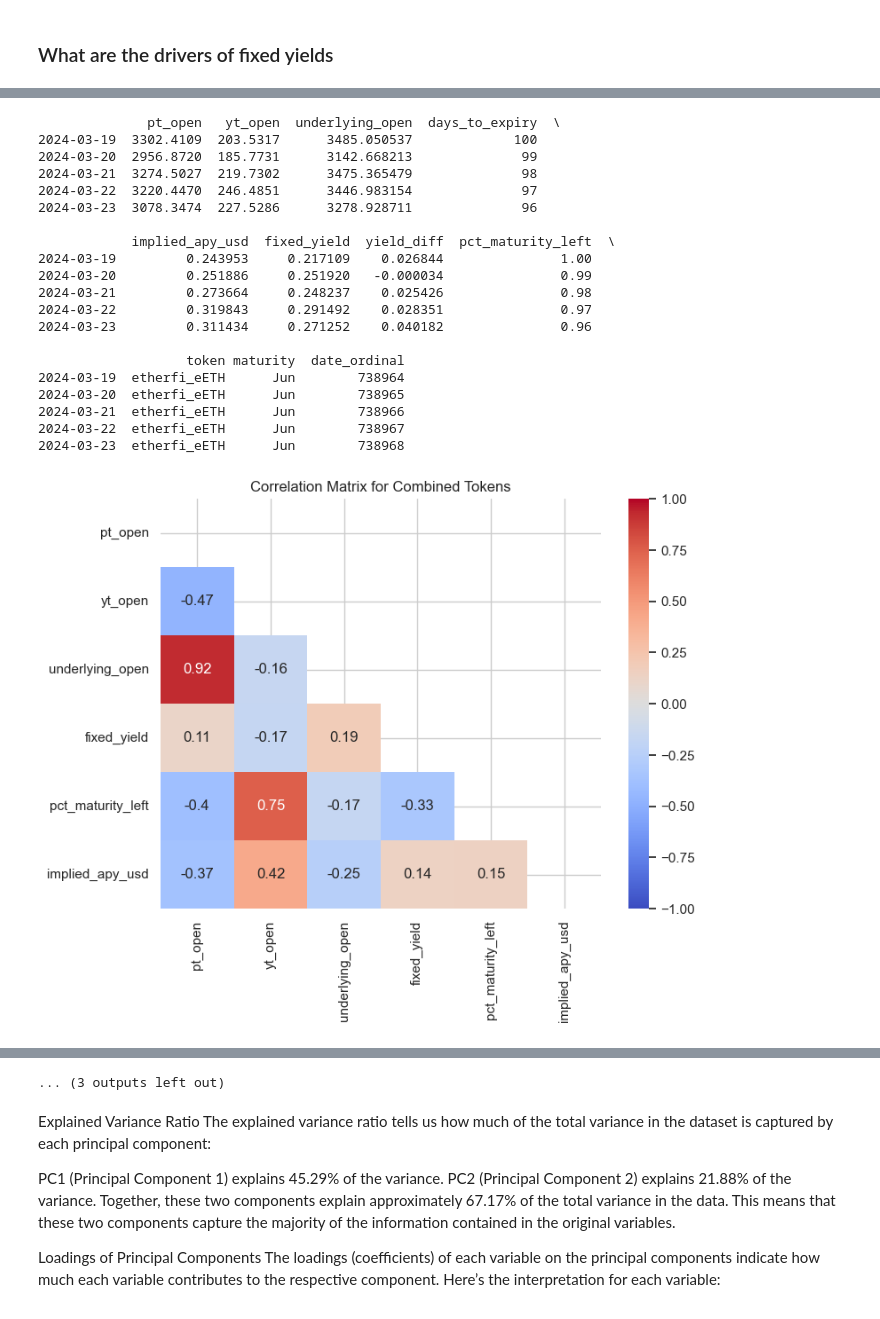
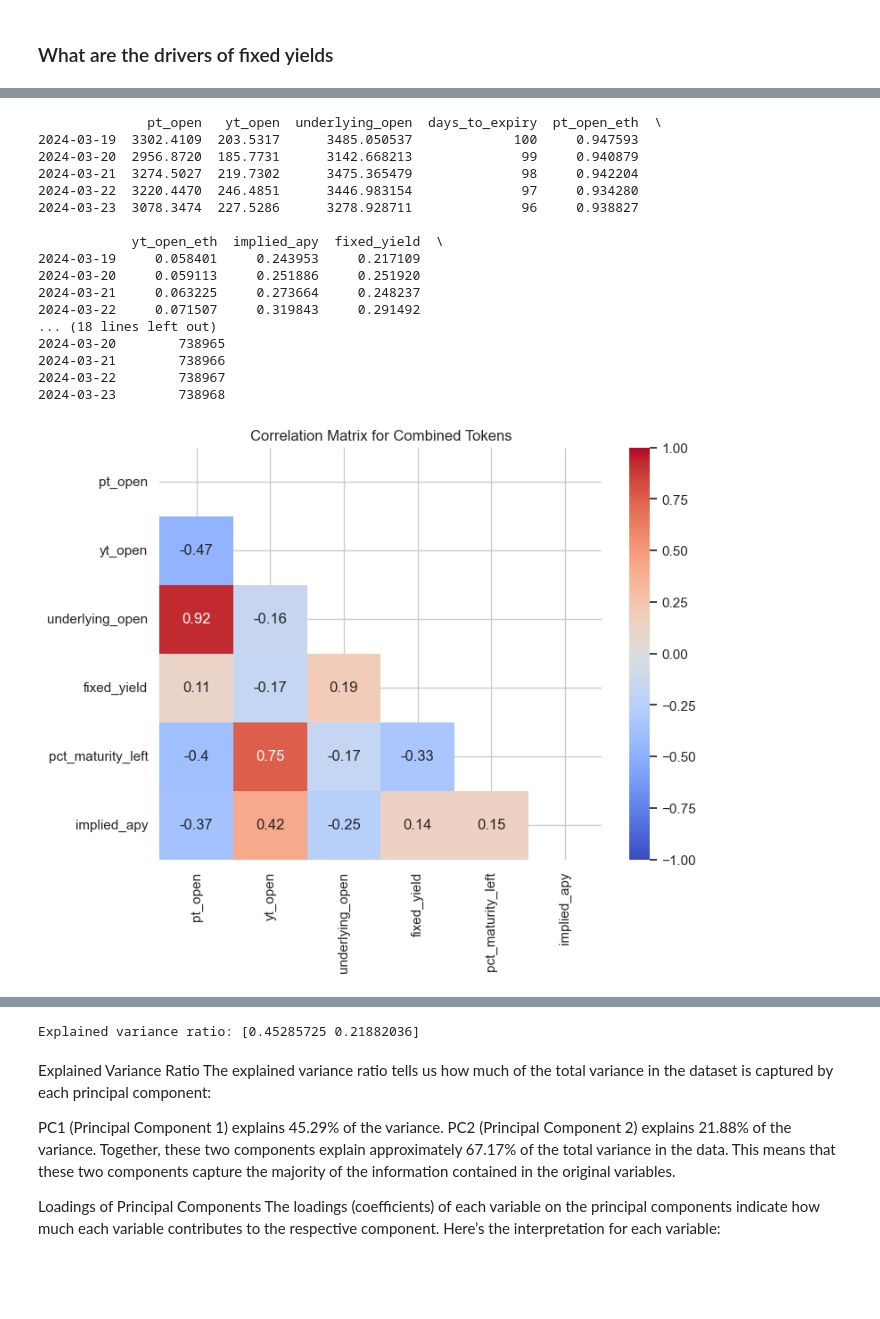
Before and after one commit to farischaudhry/pendle-analysis, a Jupyter notebook: lrt-analysis.ipynb, the cells around one changed output, grey strips where cells are left out. Cells and saved outputs as stored; diff of their text form; code cells hidden in the pictures; blank space fills up the shorter version.

Commit message:
lrt ratios and arbitrage

```diff
--- a/lrt-analysis.ipynb
+++ b/lrt-analysis.ipynb
@@ -153,7 +129,7 @@ from sklearn.decomposition import PCA
 from sklearn.preprocessing import StandardScaler
 from sklearn.impute import SimpleImputer
 
-categories = ['pt_open', 'yt_open', 'underlying_open', 'fixed_yield', 'pct_maturity_left', 'implied_apy_usd']
+categories = ['pt_open', 'yt_open', 'underlying_open', 'fixed_yield', 'pct_maturity_left', 'implied_apy']
 
 # Combine data from all tokens for correlation and PCA
 combined_df = pd.concat([df.assign(token=token, maturity=maturity)
@@ -193,50 +169,47 @@ x = imputer.fit_transform(x)
 # Standardize the data
 x = StandardScaler().fit_transform(x)
 
 # Perform PCA
 pca = PCA(n_components=2)
 principalComponents = pca.fit_transform(x)
 
 # Create a dataframe with principal components
 pca_df = pd.DataFrame(data=principalComponents, columns=['Principal Component 1', 'Principal Component 2'])
 
 # Reset indices to align properly for concatenation
 pca_df.reset_index(drop=True, inplace=True)
 combined_df.reset_index(drop=True, inplace=True)
 
 # Concatenate with the combined_df to include token and maturity information
 pca_df = pd.concat([pca_df, combined_df[['token', 'maturity']]], axis=1)
 
 # Plot PCA results
 plt.figure(figsize=(10, 6))
 sns.scatterplot(x='Principal Component 1', y='Principal Component 2', hue='token', style='maturity', data=pca_df)
 plt.title('PCA of Yield Token Data')
 plt.xlabel(f'Principal Component 1 ({pca.explained_variance_ratio_[0]*100:.2f}% variance)')
 plt.ylabel(f'Principal Component 2 ({pca.explained_variance_ratio_[1]*100:.2f}% variance)')
 plt.show()
 
 # Print explained variance ratios and components
 print("Explained variance ratio:", pca.explained_variance_ratio_)
 components_df = pd.DataFrame(pca.components_, columns=categories, index=['PC1', 'PC2'])
 # %% [output]
-              pt_open   yt_open  underlying_open  days_to_expiry  \
-2024-03-19  3302.4109  203.5317      3485.050537             100
-2024-03-20  2956.8720  185.7731      3142.668213              99
-2024-03-21  3274.5027  219.7302      3475.365479              98
-2024-03-22  3220.4470  246.4851      3446.983154              97
-2024-03-23  3078.3474  227.5286      3278.928711              96
+              pt_open   yt_open  underlying_open  days_to_expiry  pt_open_eth  \
+2024-03-19  3302.4109  203.5317      3485.050537             100     0.947593
+2024-03-20  2956.8720  185.7731      3142.668213              99     0.940879
+2024-03-21  3274.5027  219.7302      3475.365479              98     0.942204
+2024-03-22  3220.4470  246.4851      3446.983154              97     0.934280
+2024-03-23  3078.3474  227.5286      3278.928711              96     0.938827
 
-            implied_apy_usd  fixed_yield  yield_diff  pct_maturity_left  \
-2024-03-19         0.243953     0.217109    0.026844               1.00
-2024-03-20         0.251886     0.251920   -0.000034               0.99
-2024-03-21         0.273664     0.248237    0.025426               0.98
-2024-03-22         0.319843     0.291492    0.028351               0.97
-2024-03-23         0.311434     0.271252    0.040182               0.96
-
-                   token maturity  date_ordinal
-2024-03-19  etherfi_eETH      Jun        738964
-2024-03-20  etherfi_eETH      Jun        738965
-2024-03-21  etherfi_eETH      Jun        738966
-2024-03-22  etherfi_eETH      Jun        738967
-2024-03-23  etherfi_eETH      Jun        738968
+            yt_open_eth  implied_apy  fixed_yield  \
+2024-03-19     0.058401     0.243953     0.217109
+2024-03-20     0.059113     0.251886     0.251920
+2024-03-21     0.063225     0.273664     0.248237
+2024-03-22     0.071507     0.319843     0.291492
+... (18 lines left out)
+2024-03-20        738965
+2024-03-21        738966
+2024-03-22        738967
+2024-03-23        738968
-[figure, old version]
+[figure, new version]
@@ -253,4 +227,4 @@ components_df = pd.DataFrame(pca.components_, columns=categories, index=['PC1',
-... (3 outputs left out)
+Explained variance ratio: [0.45285725 0.21882036]
 # %% [markdown]
 Explained Variance Ratio
 The explained variance ratio tells us how much of the total variance in the dataset is captured by each principal component:
```
Also changed, not shown: parts of 14 cells of this notebook, 1 other file.
